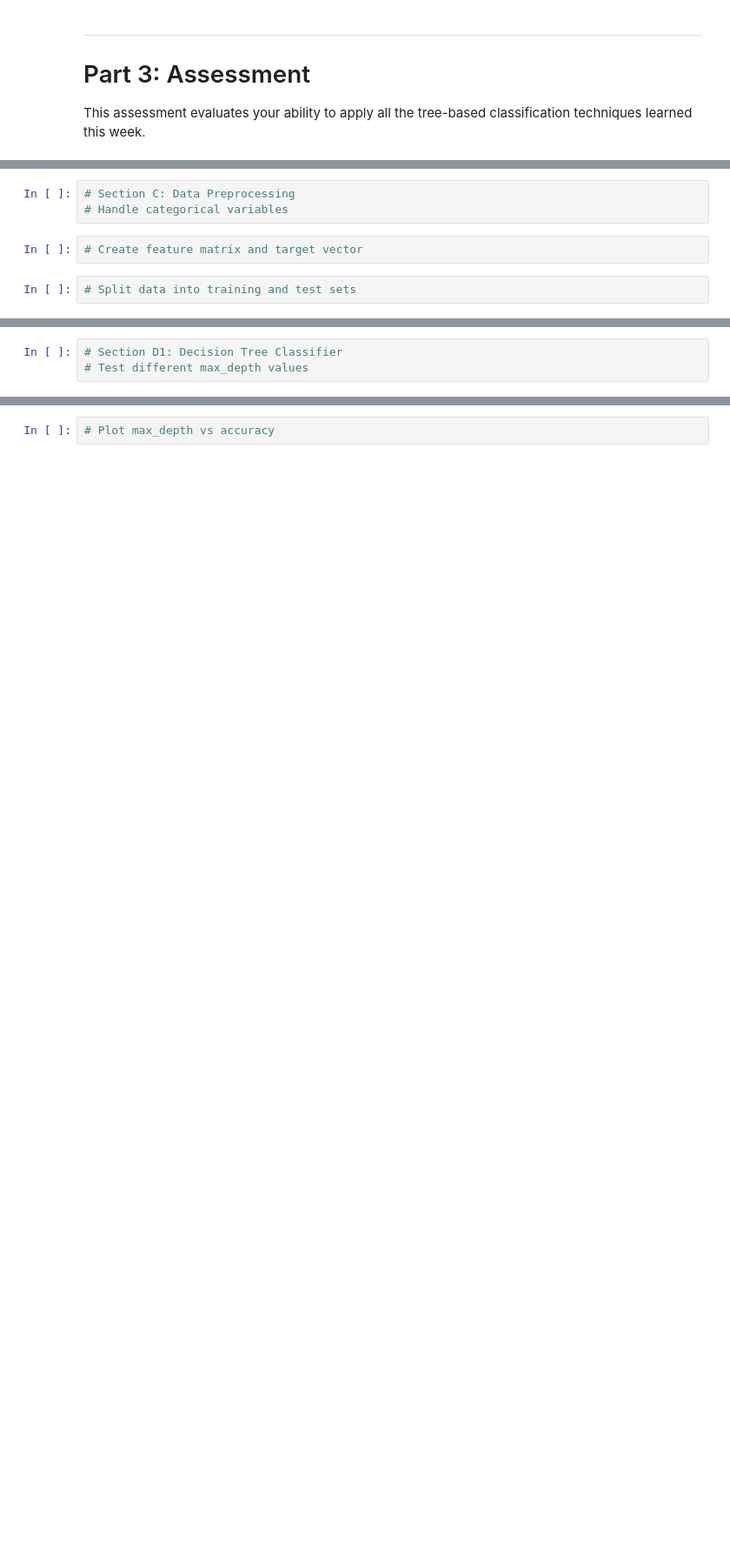
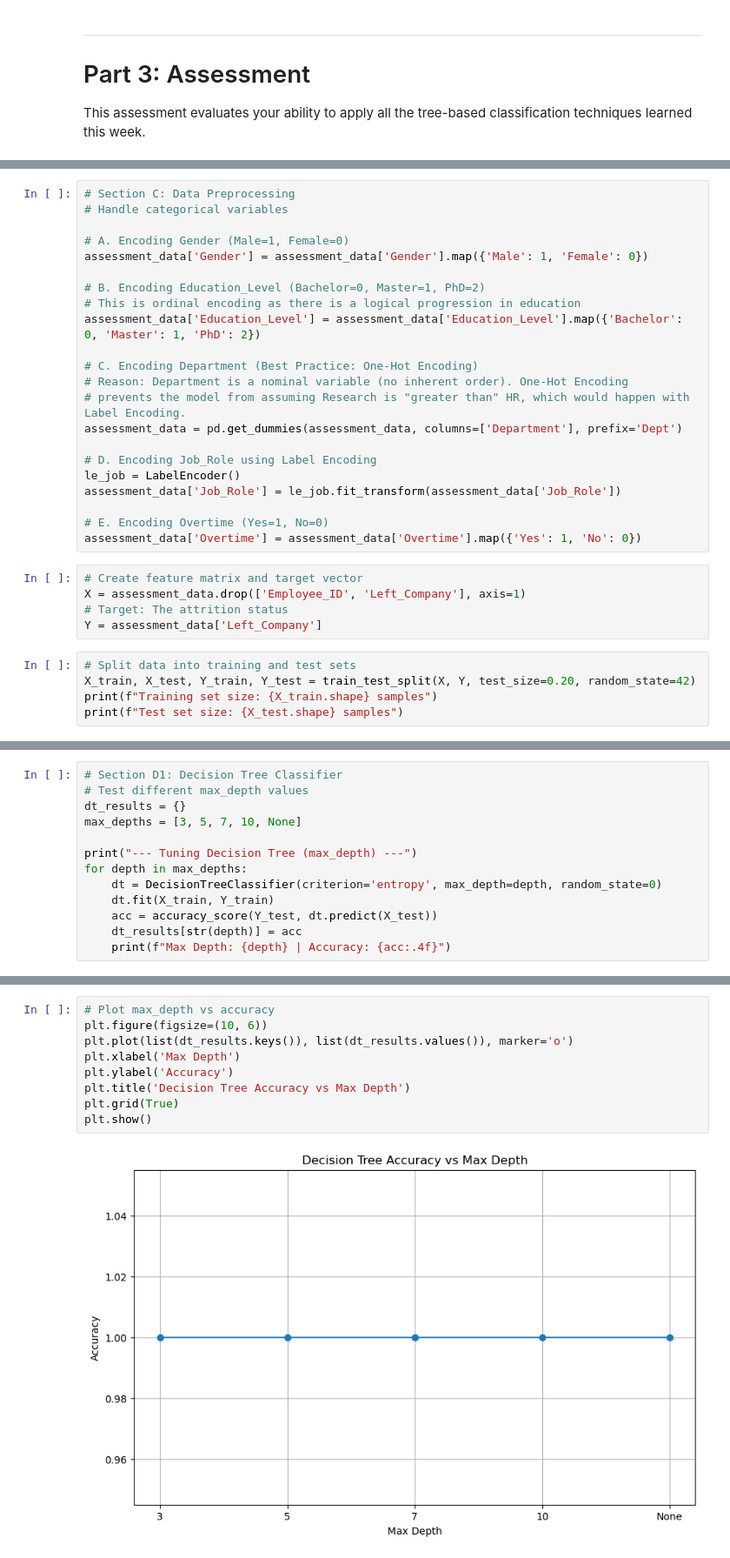
Before and after one commit to Blessing-Ekeh/dataraflow-week18-Classification--II-Decision-Trees-Random-Forests, a Jupyter notebook: Take Home.ipynb, the cells around one changed output, grey strips where cells are left out. Shown at 87% size. Drawn from its saved outputs; the diff is of its cells as text; blank space fills up the shorter version.

```diff
--- a/Take Home.ipynb
+++ b/Take Home.ipynb
@@ -1225,7 +1378,32 @@ This assessment evaluates your ability to apply all the tree-based classificatio
 # %%
 # Section C: Data Preprocessing
 # Handle categorical variables
+
+# A. Encoding Gender (Male=1, Female=0)
+assessment_data['Gender'] = assessment_data['Gender'].map({'Male': 1, 'Female': 0})
+
+# B. Encoding Education_Level (Bachelor=0, Master=1, PhD=2)
+# This is ordinal encoding as there is a logical progression in education
+assessment_data['Education_Level'] = assessment_data['Education_Level'].map({'Bachelor': 0, 'Master': 1, 'PhD': 2})
+
+# C. Encoding Department (Best Practice: One-Hot Encoding)
+# Reason: Department is a nominal variable (no inherent order). One-Hot Encoding
+# prevents the model from assuming Research is "greater than" HR, which would happen with Label Encoding.
+assessment_data = pd.get_dummies(assessment_data, columns=['Department'], prefix='Dept')
+
+# D. Encoding Job_Role using Label Encoding
+le_job = LabelEncoder()
+assessment_data['Job_Role'] = le_job.fit_transform(assessment_data['Job_Role'])
+
+# E. Encoding Overtime (Yes=1, No=0)
+assessment_data['Overtime'] = assessment_data['Overtime'].map({'Yes': 1, 'No': 0})
 # %%
 # Create feature matrix and target vector
+X = assessment_data.drop(['Employee_ID', 'Left_Company'], axis=1)
+# Target: The attrition status
+Y = assessment_data['Left_Company']
 # %%
 # Split data into training and test sets
+X_train, X_test, Y_train, Y_test = train_test_split(X, Y, test_size=0.20, random_state=42)
+print(f"Training set size: {X_train.shape} samples")
+print(f"Test set size: {X_test.shape} samples")
@@ -1255,3 +1436,13 @@ Build and evaluate the following classifiers:
 # %%
 # Section D1: Decision Tree Classifier
 # Test different max_depth values
+dt_results = {}
+max_depths = [3, 5, 7, 10, None]
+
+print("--- Tuning Decision Tree (max_depth) ---")
+for depth in max_depths:
+    dt = DecisionTreeClassifier(criterion='entropy', max_depth=depth, random_state=0)
+    dt.fit(X_train, Y_train)
+    acc = accuracy_score(Y_test, dt.predict(X_test))
+    dt_results[str(depth)] = acc
+    print(f"Max Depth: {depth} | Accuracy: {acc:.4f}")
@@ -1258,4 +1456,13 @@ Build and evaluate the following classifiers:
 # %%
 # Plot max_depth vs accuracy
+plt.figure(figsize=(10, 6))
+plt.plot(list(dt_results.keys()), list(dt_results.values()), marker='o')
+plt.xlabel('Max Depth')
+plt.ylabel('Accuracy')
+plt.title('Decision Tree Accuracy vs Max Depth')
+plt.grid(True)
+plt.show()
+# %% [output]
+[figure, added]
 # %%
 # Build final Decision Tree model with optimal max_depth
```
Also changed, not shown: parts of 25 cells of this notebook.
